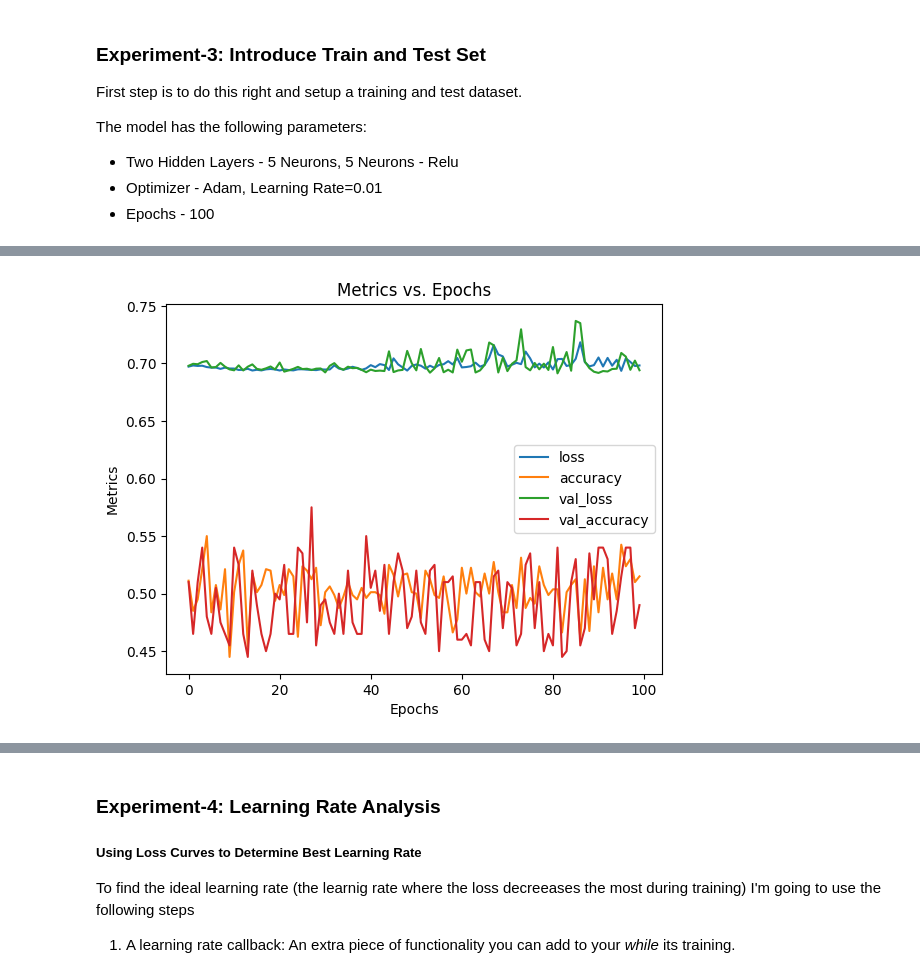
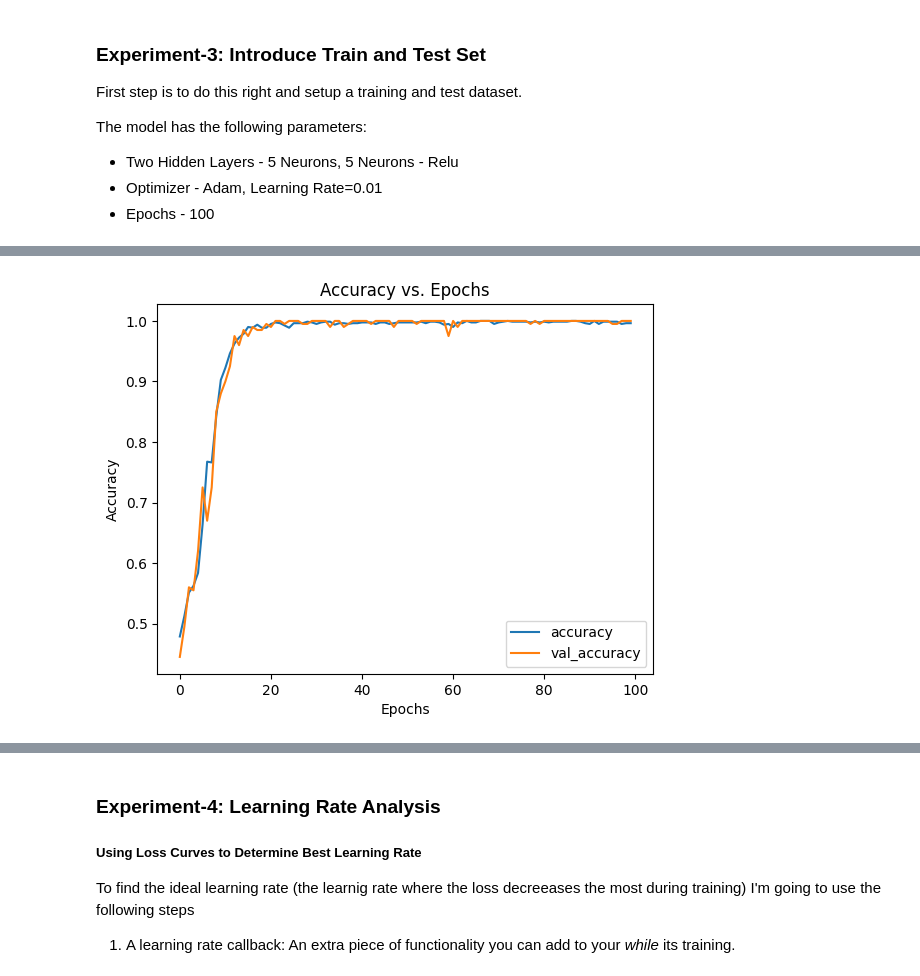
Before and after one commit to bkubick/deep-learning-development, a Jupyter notebook: exercises/neural_network_classification/neural_network_classification.ipynb, the cells around one changed output, grey strips where cells are left out. Cells and saved outputs as stored; diff of their text form; code cells hidden in the pictures.

Commit message:
Rerun all neural-network classification notebook
After removing tensorflow-metal, all my models trained nicely.
Updating the classificaiton notebook to show the nicely trained
models.

```diff
--- a/exercises/neural_network_classification/neural_network_classification.ipynb
+++ b/exercises/neural_network_classification/neural_network_classification.ipynb
@@ -386,7 +395,7 @@ model_3.evaluate(X_test, y_test)
 # %%
-ml_toolbox.analysis.history.plot_history(model_3_history)
+ml_toolbox.analysis.history.plot_history(model_3_history, 'accuracy')
 # %% [output]
-[figure, old version]
+[figure, new version]
 # %%
 model_3_pred_probs = model_3.predict(X_test)
 model_3_preds = tf.round(model_3_pred_probs)
```
Also changed, not shown: parts of 28 cells of this notebook.
